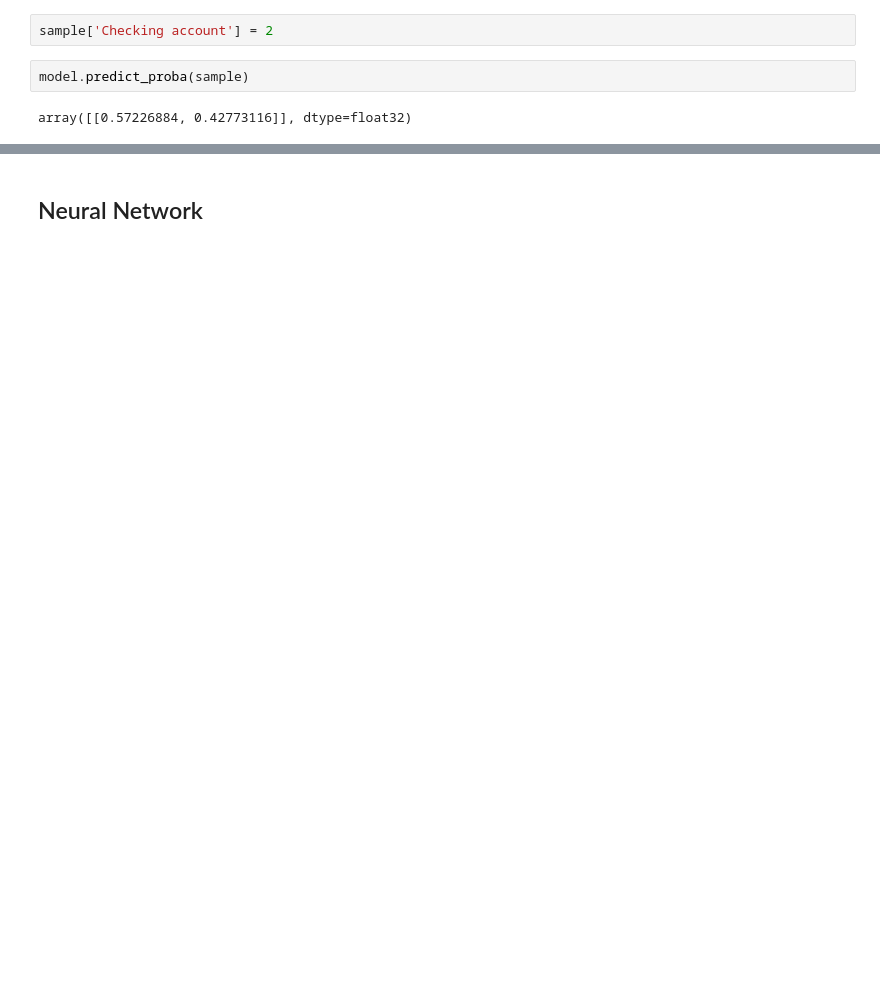
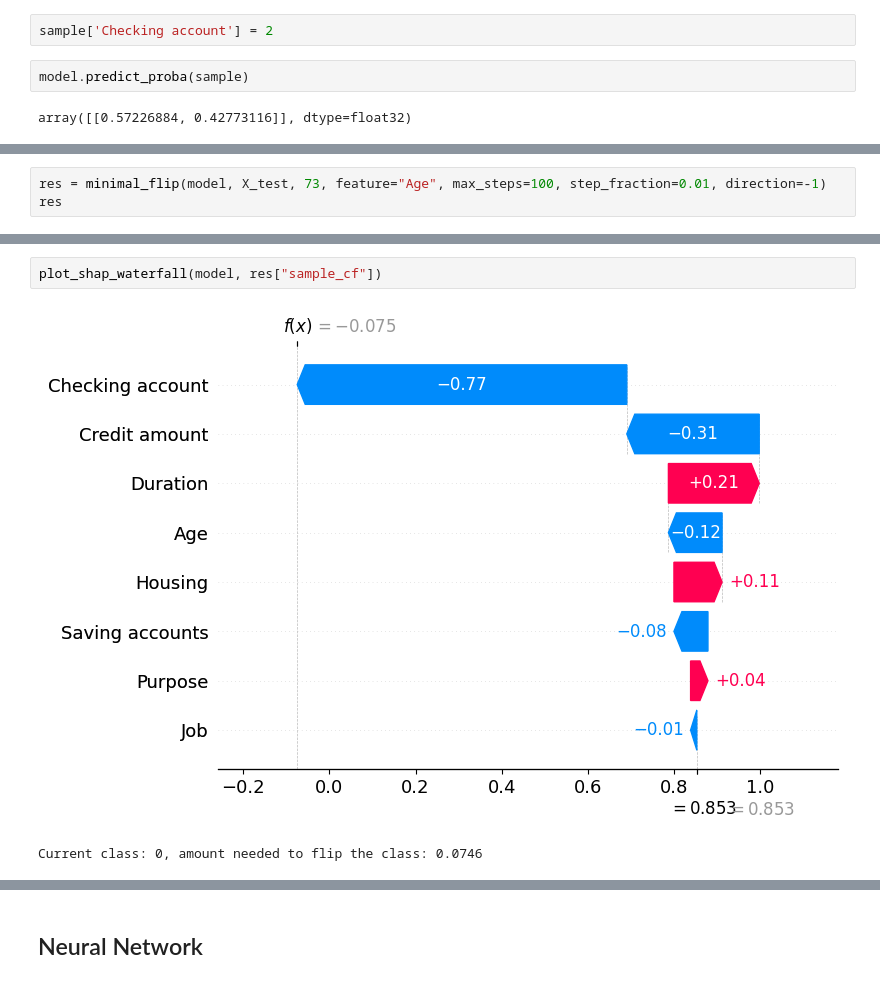
Before and after one commit to StickStickens/DA_proj2_UTADIS-and-company, a Jupyter notebook: xgb_nn.ipynb, the cells around one changed output, grey strips where cells are left out. Cells and saved outputs as stored; diff of their text form; blank space fills up the shorter version.

```diff
--- a/xgb_nn.ipynb
+++ b/xgb_nn.ipynb
@@ -430,0 +411,3 @@ New prediction: 0, probabilities: [bad: 0.5090, good: 0.4910]
+# %%
+res = minimal_flip(model, X_test, 73, feature="Age", max_steps=100, step_fraction=0.01, direction=-1)
+res
@@ -430,0 +425,5 @@ New prediction: 0, probabilities: [bad: 0.5090, good: 0.4910]
+# %%
+plot_shap_waterfall(model, res["sample_cf"])
+# %% [output]
+[figure, added]
+Current class: 0, amount needed to flip the class: 0.0746
```
Also changed, not shown: parts of 53 cells of this notebook.
